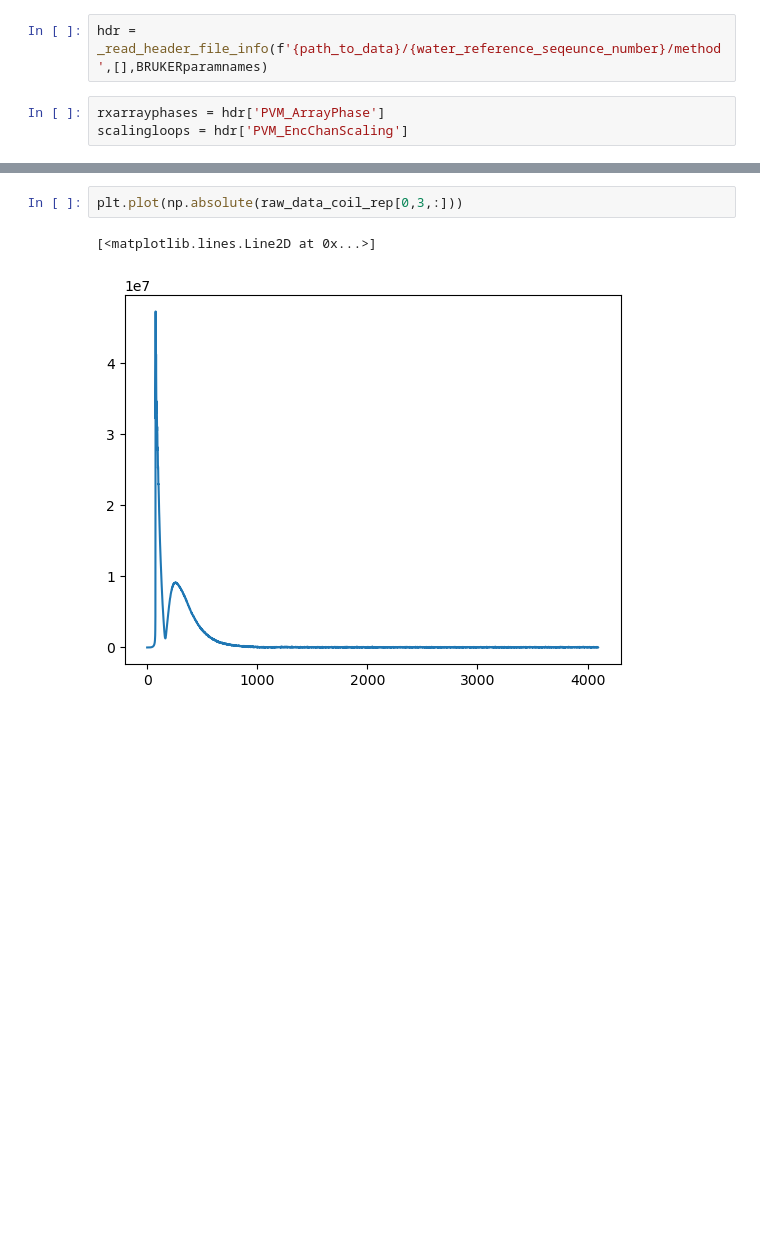
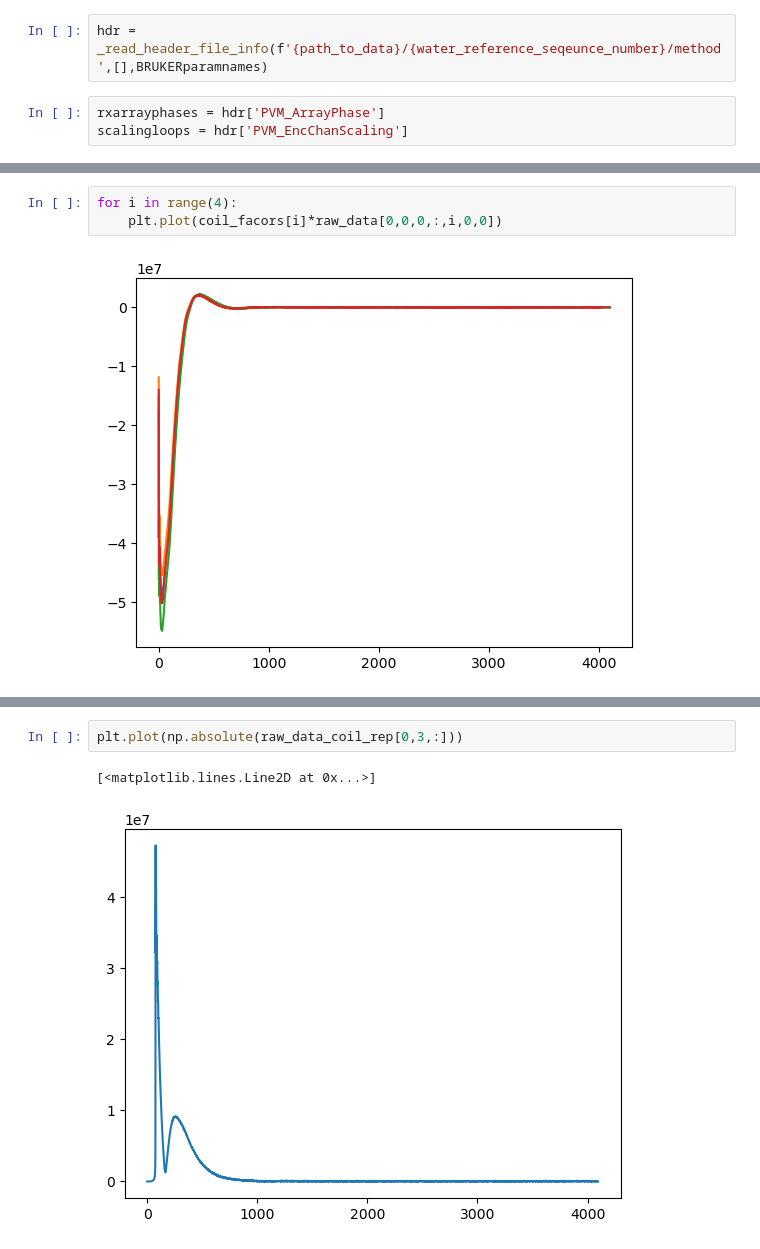
Before and after one commit to rita-o/dMRSI, a Jupyter notebook: misc_jupyter_notebooks/prototype_bruker_import-BAK.ipynb, the cells around one changed output, grey strips where cells are left out. Drawn from its saved outputs; the diff is of its cells as text; blank space fills up the shorter version.

```diff
--- a/misc_jupyter_notebooks/prototype_bruker_import-BAK.ipynb
+++ b/misc_jupyter_notebooks/prototype_bruker_import-BAK.ipynb
@@ -795,0 +830,5 @@ scalingloops = hdr['PVM_EncChanScaling']
+# %%
+for i in range(4):
+    plt.plot(coil_facors[i]*raw_data[0,0,0,:,i,0,0])
+# %% [output]
+[figure, added]
```
Also changed, not shown: parts of 20 cells of this notebook, 2 other files.
